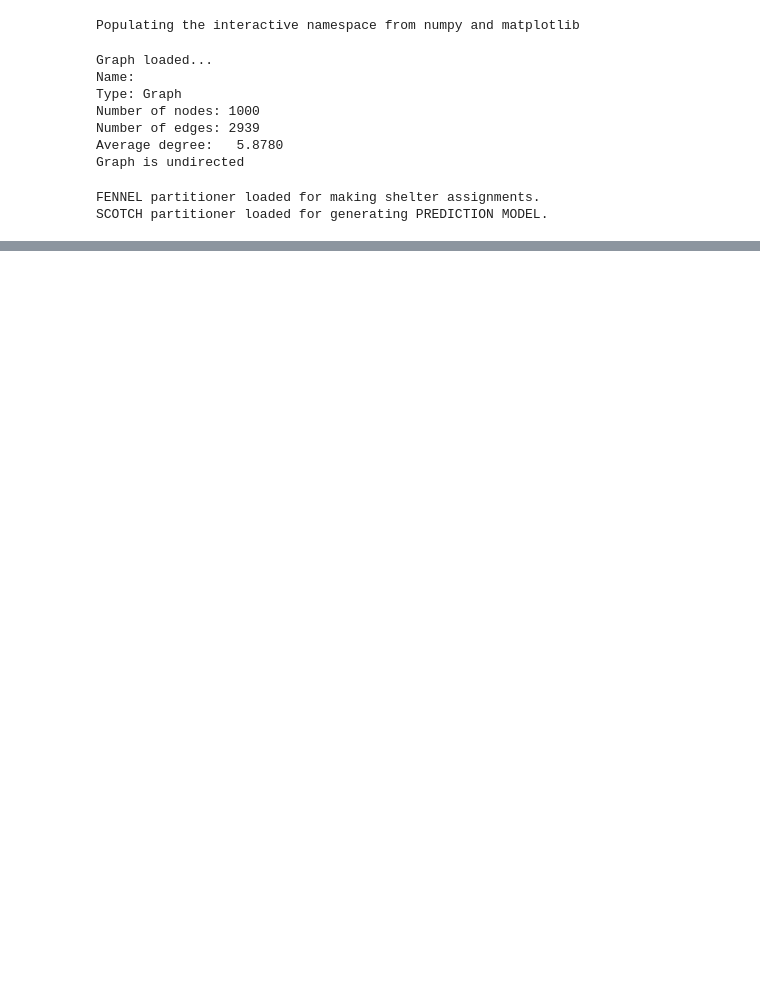
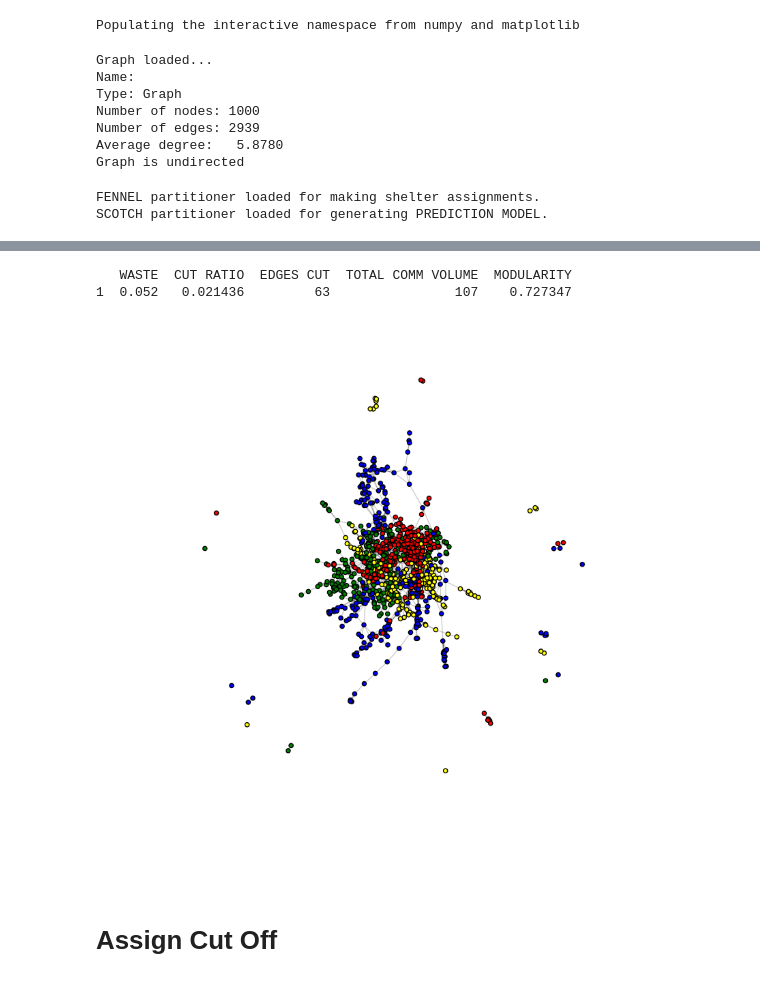
Before and after one commit to sbarakat/graph-partitioning, a Jupyter notebook: graph-partitioning-scotch2.ipynb, the cells around one changed output, grey strips where cells are left out. Saved outputs shown, nothing was run; the diff lists cells and outputs as text; code cells hidden in the pictures; blank space fills up the shorter version.

```diff
--- a/graph-partitioning-scotch2.ipynb
+++ b/graph-partitioning-scotch2.ipynb
@@ -121,0 +124,2 @@ SCOTCH partitioner loaded for generating PREDICTION MODEL.
+# %%
+m = gp.prediction_model()
@@ -121,0 +141,26 @@ SCOTCH partitioner loaded for generating PREDICTION MODEL.
+# %%
+rows = list(range(1, len(m)+1))
+df = pd.DataFrame(m, index=rows, columns=cols)
+print(df)
+
+part = dict(zip(gp.G.nodes(), gp.assignments))
+values = [part.get(node) for node in gp.G.nodes()]
+
+pos = nx.spring_layout(gp.G)
+plt.figure(figsize=(10, 10))
+plt.axis('off')
+colours = {0: 'red', 1: 'blue', 2: 'yellow', 3: 'green'}
+
+colour = []
+for n in gp.G.nodes_iter():
+    colour += [colours[gp.assignments[n]]]
+
+nx.draw_networkx_nodes(gp.G, pos, node_size=20, node_color=colour, cmap=plt.cm.jet, with_labels=False)
+nx.draw_networkx_edges(gp.G, pos, alpha=0.2)
+plt.show(gp.G)
+# %% [output]
+   WASTE  CUT RATIO  EDGES CUT  TOTAL COMM VOLUME  MODULARITY
+1  0.052   0.021436         63                107    0.727347
+[figure, added]
+# %% [markdown]
+# Assign Cut Off
```
Also changed, not shown: parts of 5 cells of this notebook, 2 other files.
